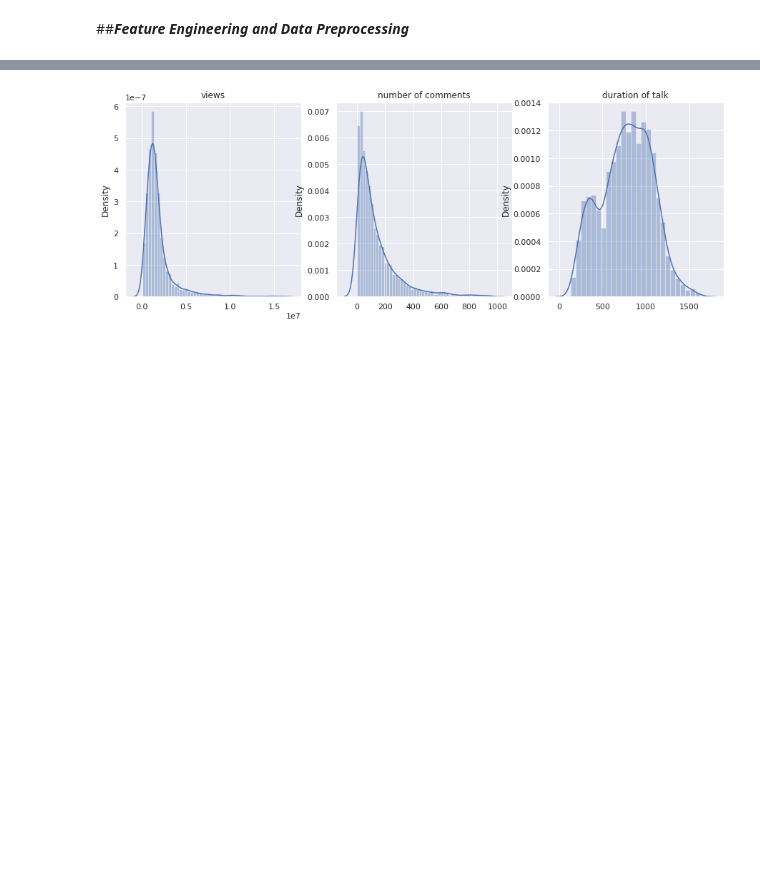
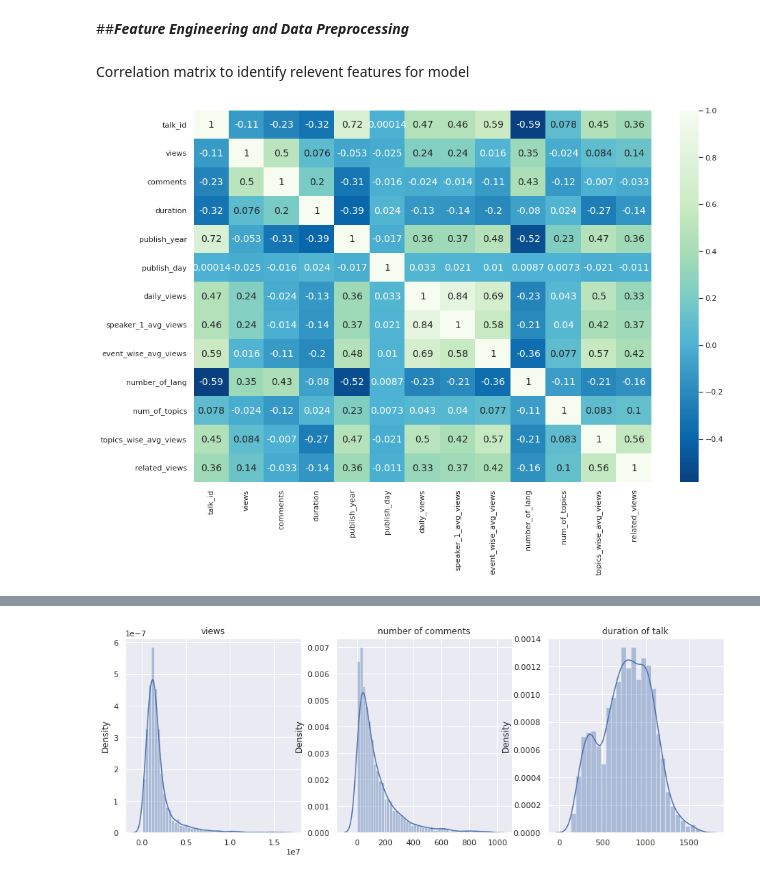
Before and after one commit to Rahul2661998/Capstone-Project-Ted-Talk-Views-Prediction-, a Jupyter notebook: Ted_Talk_Views_Predictions.ipynb, the cells around one changed output, grey strips where cells are left out. Saved outputs shown, nothing was run; the diff lists cells and outputs as text; code cells hidden in the pictures; blank space fills up the shorter version.

```diff
--- a/Ted_Talk_Views_Predictions.ipynb
+++ b/Ted_Talk_Views_Predictions.ipynb
@@ -456,3 +457,11 @@ plt.show()
 [figure]
 # %% [markdown]
 ##***Feature Engineering and Data Preprocessing***
+# %% [markdown]
+Correlation matrix to identify relevent features for model
+# %%
+fig, ax = plt.subplots(figsize=(15,10))
+sns.heatmap(raw_data.corr(), annot= True, cmap= 'GnBu_r',ax=ax)
+plt.show()
+# %% [output]
+[figure, added]
```
Also changed, not shown: parts of 46 cells of this notebook.
